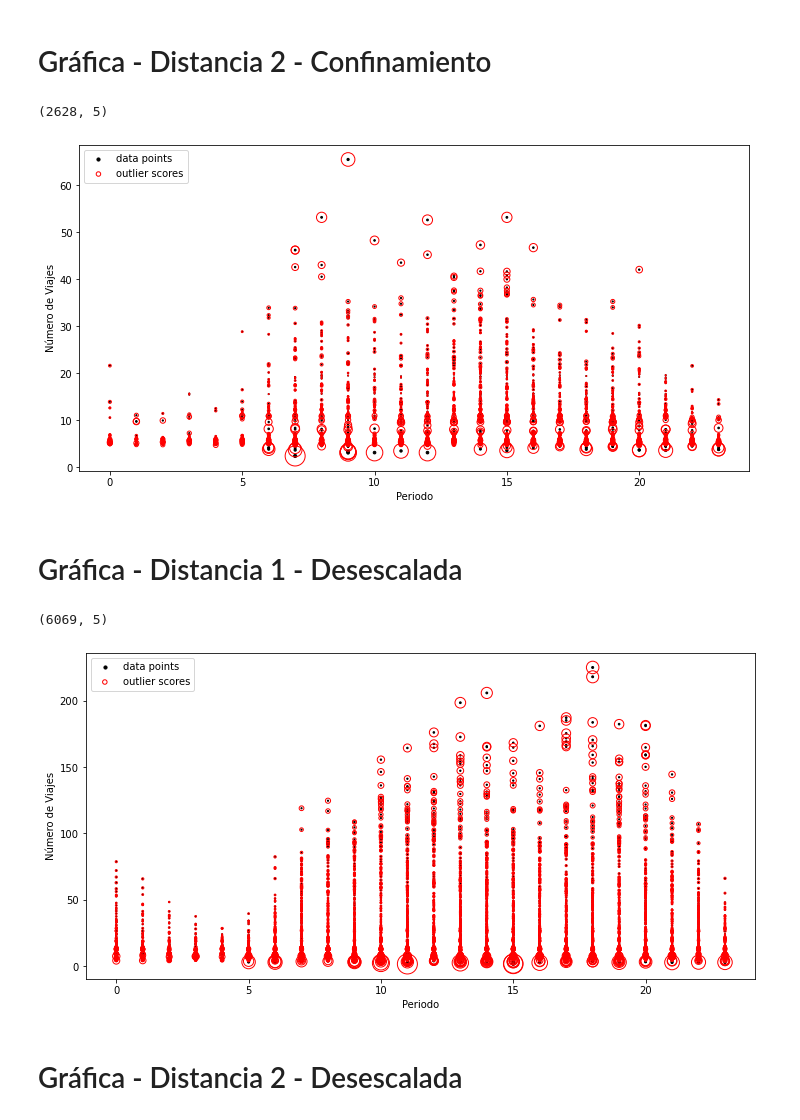
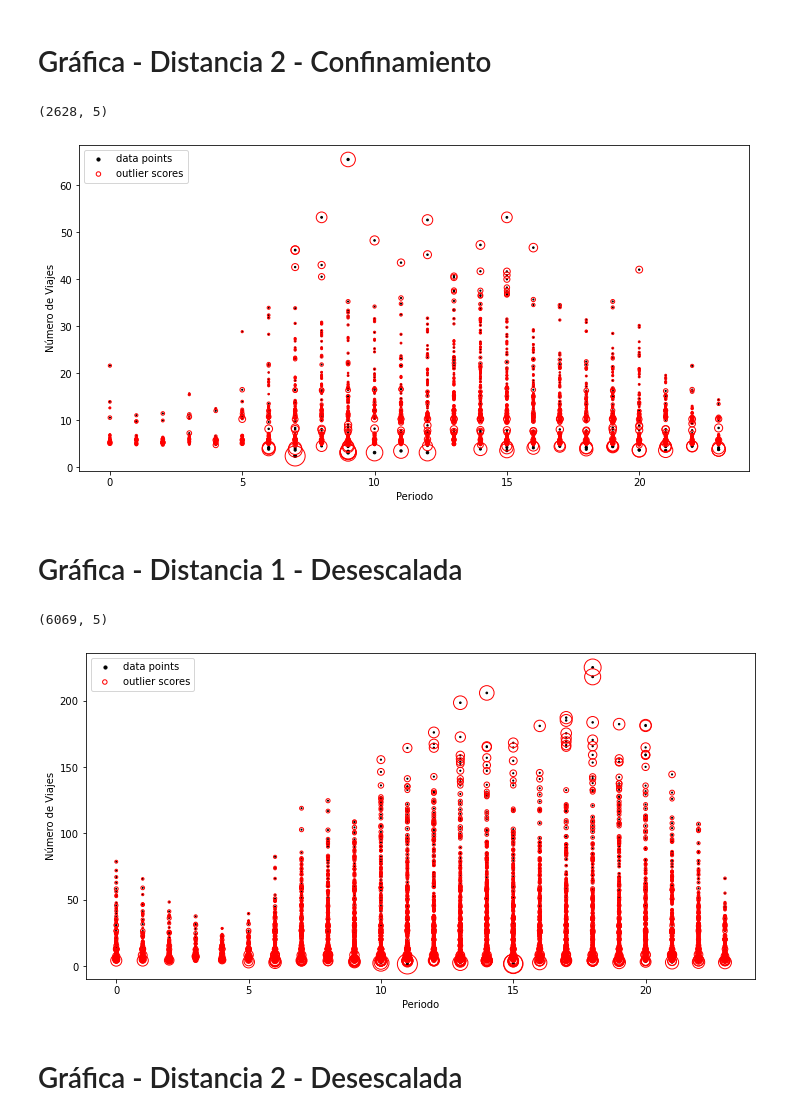
Before and after one commit to Jhonvalencia77/11avo_avance, a Jupyter notebook: Valores_atipicos_2.ipynb, the cells around one changed output. Cells and saved outputs as stored; diff of their text form; code cells hidden in the pictures.

```diff
--- a/Valores_atipicos_2.ipynb
+++ b/Valores_atipicos_2.ipynb
@@ -268,40 +273,40 @@ plt.show()
 # %%
 # Calculo normalizado
 print(df_Conf_dist2.shape)
-clf = LocalOutlierFactor(n_neighbors=100)
+clf = LocalOutlierFactor(n_neighbors=58)
 
 mean_viajes = df_Conf_dist2['viajes'].mean()
 std_viajes = df_Conf_dist2['viajes'].std()
 df_Conf_dist2['viajes_normalizado'] = (df_Conf_dist2['viajes'] - mean_viajes) / std_viajes
 normalized_df = df_Conf_dist2[['viajes_normalizado']]
 # normalized_df = (df_ref_dist2-df_ref_dist2.mean())/df_ref_dist2.std() # Se hace resta del valor y la media de la columna para después dividir por la desviación estandar
 
 clf.fit_predict(normalized_df)    #Calculamos la distancia entre los puntos
 results = clf.negative_outlier_factor_  #Cuanto menor sea el negative_outlier_factor_, más probable es que el punto sea un valor atípico
 df_Conf_dist2['LOF'] = results.tolist()  #Agregamos columna lof
 
 df_Conf_dist2.query('LOF < -1.5') # No hace nada porque no lo guardamos en una variable
 
 
 plt.figure(figsize=(12, 6))
 plt.scatter(df_Conf_dist2.index,df_Conf_dist2['viajes'], c='black', s=df_Conf_dist2.LOF * -1, label='data points')
 radius = (results.max() - results) / (results.max() - results.min())
 plt.scatter(df_Conf_dist2.index,df_Conf_dist2['viajes'], s=400 * radius, edgecolors ='r', facecolors='none', label='outlier scores')
 plt.xlabel('Periodo')
 plt.ylabel('Número de Viajes')
 legend = plt.legend(loc='upper left')
 legend.legendHandles[0]._sizes = [10]
 legend.legendHandles[1]._sizes = [20]
 plt.show()
 # %% [output]
 (2628, 5)
-[figure, old version]
+[figure, new version]
 # %% [markdown]
 # Gráfica - Distancia 1 - Desescalada
 # %%
 # Calculo normalizado
 print(df_Des_dist1.shape)
-clf = LocalOutlierFactor(n_neighbors=300)
+clf = LocalOutlierFactor(n_neighbors=130) #100
 
 mean_viajes = df_Des_dist1['viajes'].mean()
 std_viajes = df_Des_dist1['viajes'].std()
@@ -328,7 +333,7 @@ legend.legendHandles[1]._sizes = [20]
 plt.show()
 # %% [output]
 (6069, 5)
-[figure, old version]
+[figure, new version]
 # %% [markdown]
 # Gráfica - Distancia 2 - Desescalada
 # %%
```
Also changed, not shown: parts of 18 cells of this notebook.
